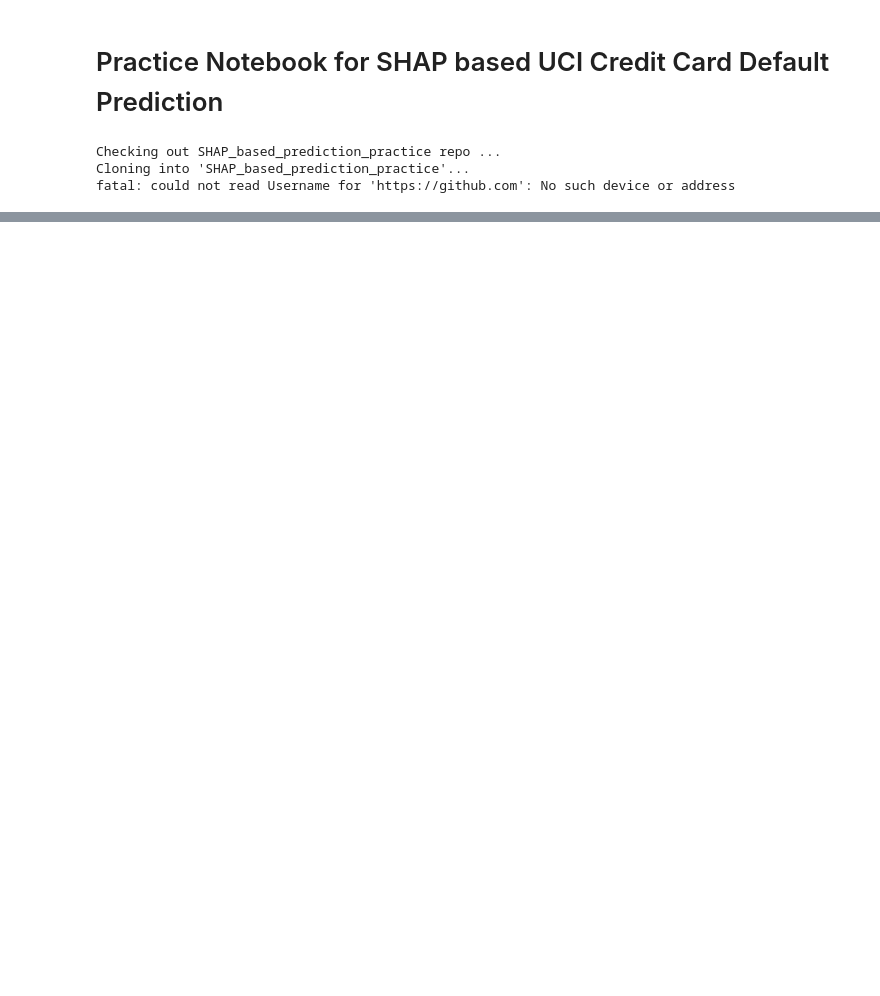
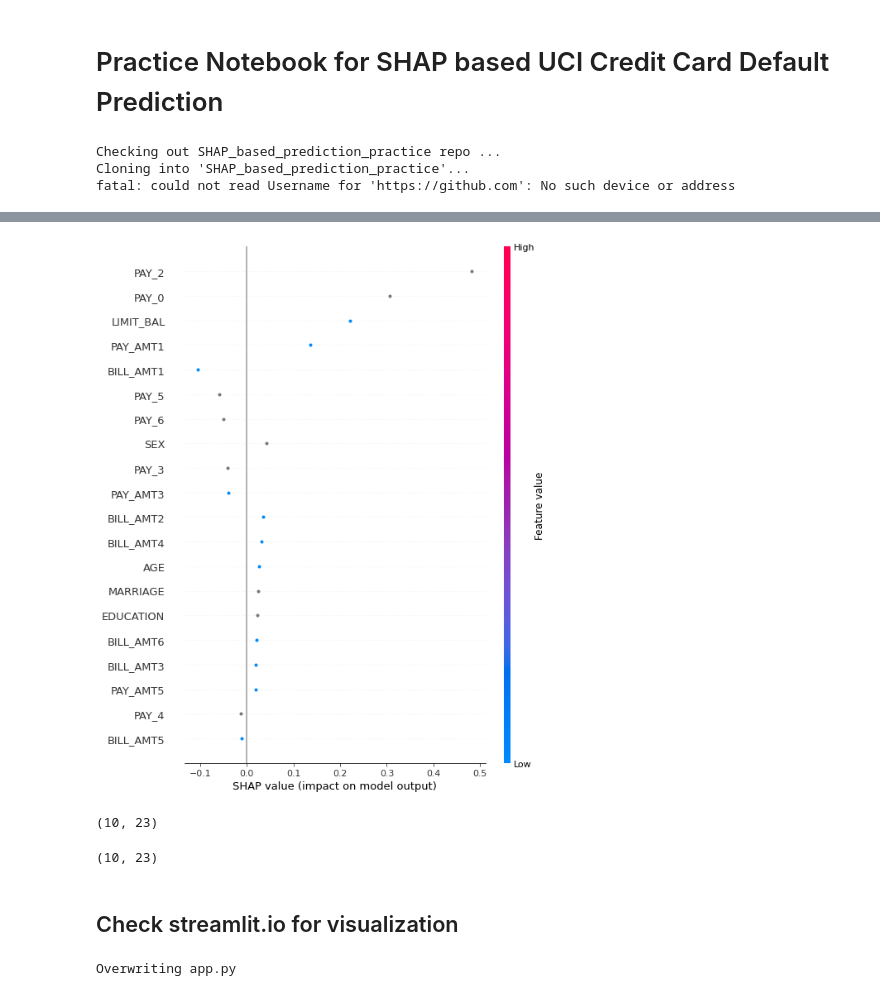
Before and after one commit to eagle034/UNCC_DSBA_5122_visualization_project, a Jupyter notebook: TREE_SHAP_UCI_Credit_Card_default_practice.ipynb, the cells around one changed output, grey strips where cells are left out. Drawn from its saved outputs; the diff is of its cells as text; code cells hidden in the pictures; blank space fills up the shorter version.

```diff
--- a/TREE_SHAP_UCI_Credit_Card_default_practice.ipynb
+++ b/TREE_SHAP_UCI_Credit_Card_default_practice.ipynb
@@ -20,0 +227,17 @@ fatal: could not read Username for 'https://github.com': No such device or addre
+# %%
+# visualize SHAP values for single observation or for a specific range
+x_start = 0
+x_stop = 1
+shap.summary_plot(shap_values[1][x_start:x_stop,:], features=X_test_disp.iloc[x_start:x_stop])
+# %% [output]
+[figure, added]
+# %%
+X_test_disp.iloc[:10].shape
+# %% [output]
+(10, 23)
+# %%
+shap_values[1][:10,:].shape
+# %% [output]
+(10, 23)
+# %% [markdown]
+## Check streamlit.io for visualization
@@ -20,0 +246,6 @@ fatal: could not read Username for 'https://github.com': No such device or addre
+# %%
+%%writefile app.py
+import streamlit as st
+st.write('# test')
+# %% [output]
+Overwriting app.py
```
Also changed, not shown: parts of 37 cells of this notebook.
